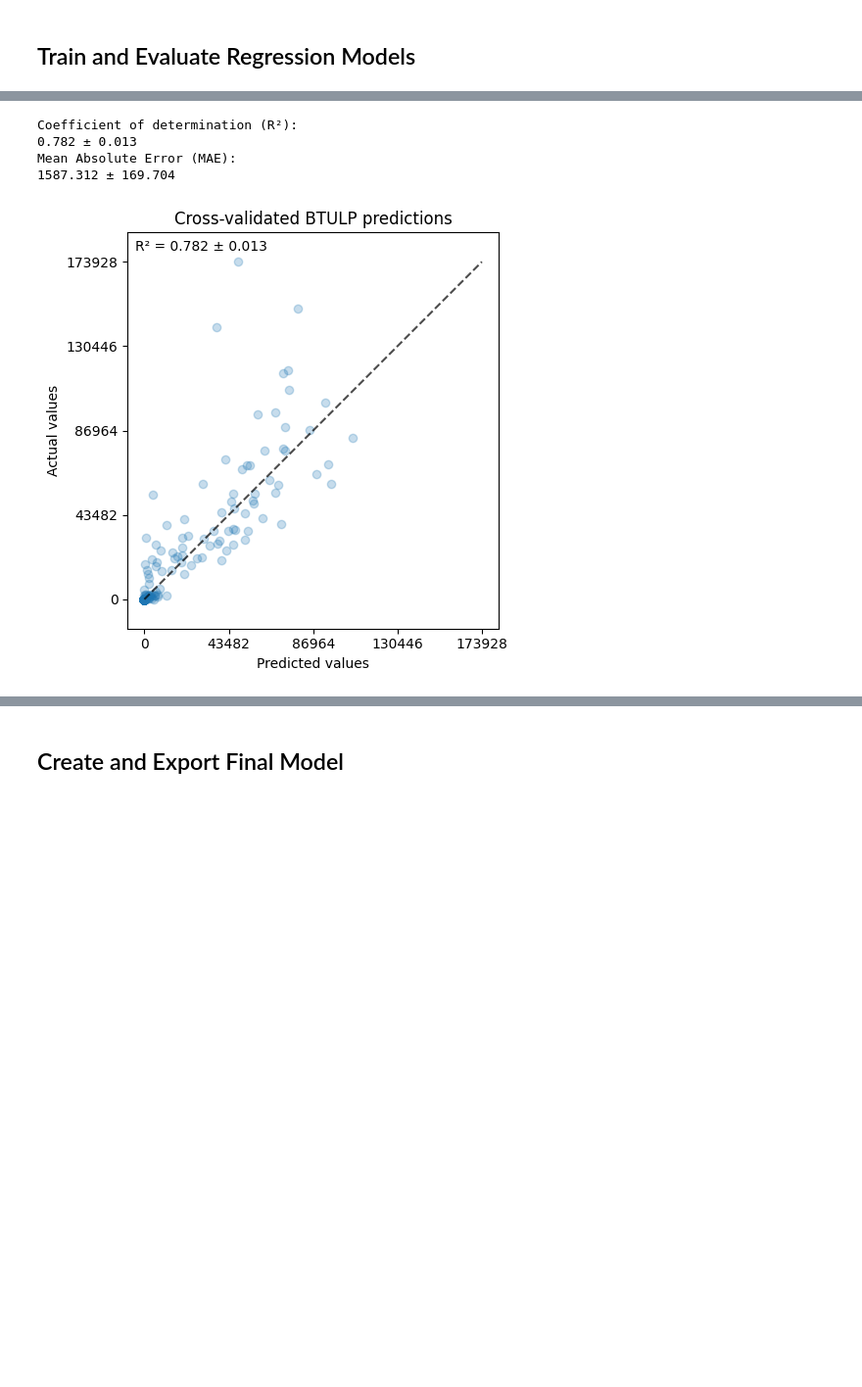
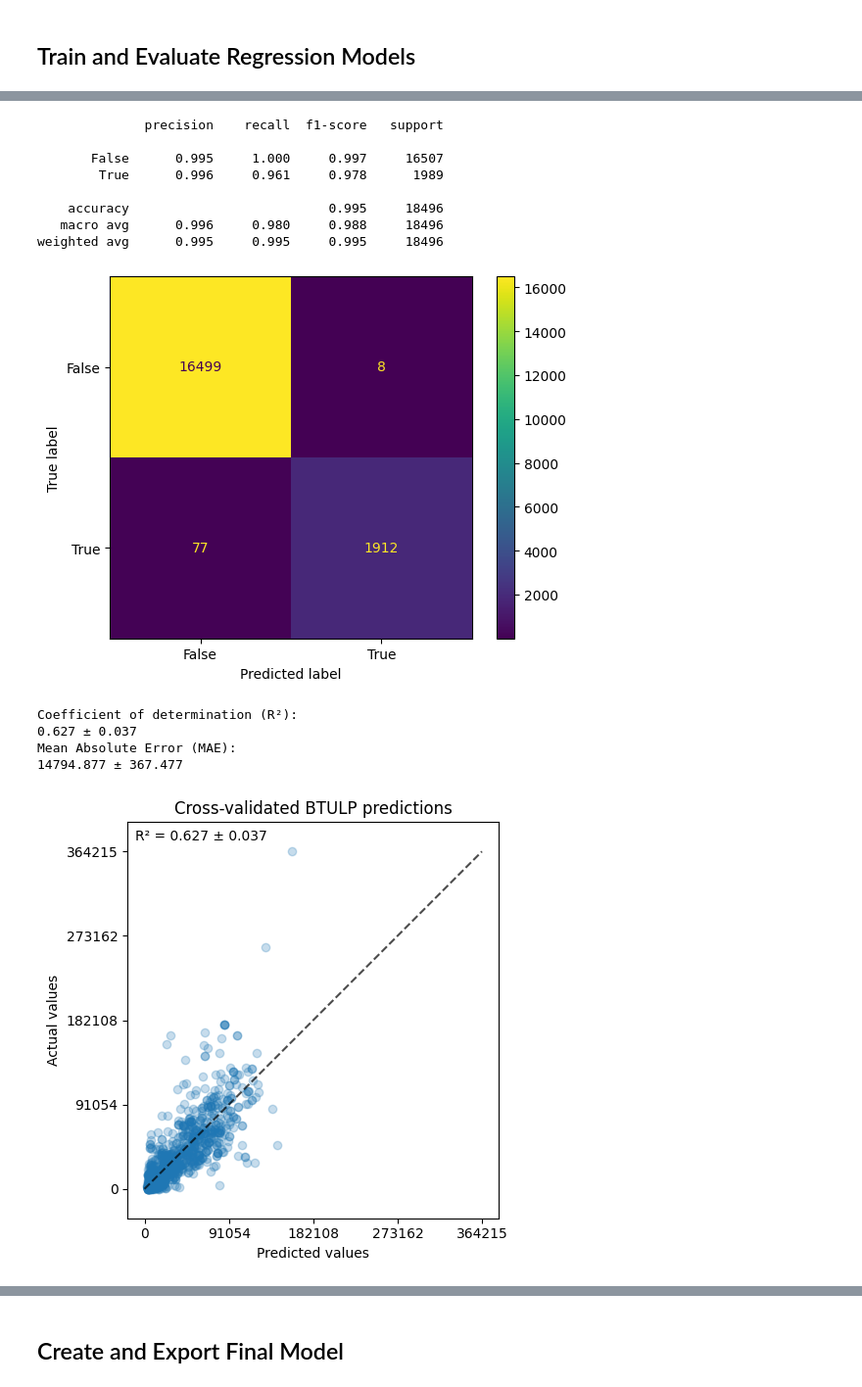
Before and after one commit to jon-codes/c964-model, a Jupyter notebook: notebooks/train.ipynb, the cells around one changed output, grey strips where cells are left out. Shown: that part at 98% size. Saved outputs shown, nothing was run; the diff lists cells and outputs as text; code cells hidden in the pictures; blank space fills up the shorter version.

```diff
--- a/notebooks/train.ipynb
+++ b/notebooks/train.ipynb
@@ -135,7 +136,7 @@ preprocessor = ColumnTransformer(
         ("numerical", preprocess_numerical, make_column_selector(dtype_include="number")),
         ("boolean", preprocess_boolean, make_column_selector(dtype_include="boolean"))
     ],
-    remainder="passthrough"
+    remainder=create_constant_imputer(fill_value=-1)
 )
 preprocessor
 # %% [output]
@@ -243,13 +283,25 @@ Mean Absolute Error (MAE):
 # %%
-# Evaluate regressor for BTULP target
+# Evaluate classifier and regressor for BTULP target
 target_var = "BTULP"
-regressor = lgb.LGBMRegressor(objective="tweedie", verbose=-1, random_state=42)
 
-evaluate_regressor(target_var, regressor)
+classifier = lgb.LGBMClassifier(verbose=-1, objective="binary", random_state=42)
+evaluate_classifier(classifier, target_var)
+
+regressor = lgb.LGBMRegressor(verbose=-1, objective="poisson", random_state=42)
+evaluate_regressor(regressor, target_var)
 # %% [output]
-Coefficient of determination (R²):
-0.782 ± 0.013
-Mean Absolute Error (MAE):
-1587.312 ± 169.704
+              precision    recall  f1-score   support
+
+       False      0.995     1.000     0.997     16507
+        True      0.996     0.961     0.978      1989
+
+    accuracy                          0.995     18496
+   macro avg      0.996     0.980     0.988     18496
+weighted avg      0.995     0.995     0.995     18496
-[figure, old version]
+[figure, new version]
+Coefficient of determination (R²):
+0.627 ± 0.037
+Mean Absolute Error (MAE):
+14794.877 ± 367.477
+[figure, added]
 # %%
```
Also changed, not shown: parts of 7 cells of this notebook, 4 other files.
